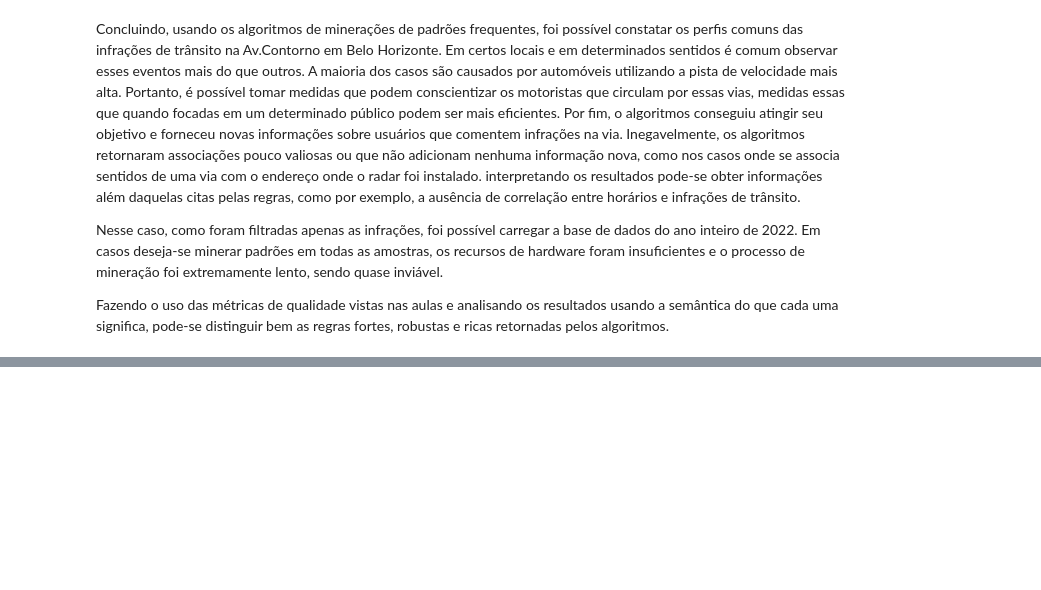
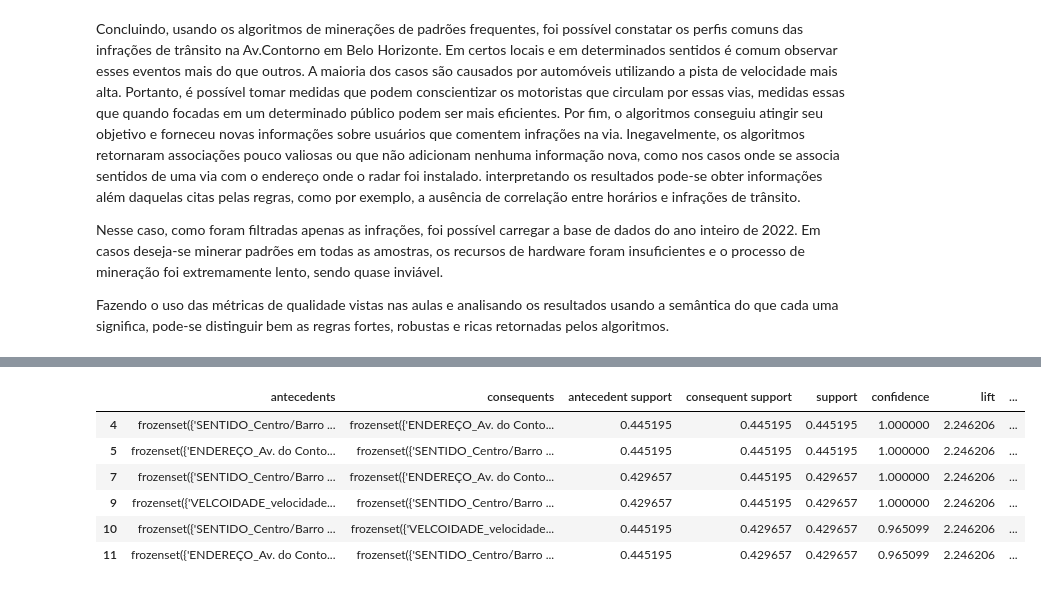
Before and after one commit to Nagi0/bh-traffic-data-mining, a Jupyter notebook: bhTrafficDataMining/humanAttempt/phase3.ipynb, the cells around one changed output, grey strips where cells are left out. Cells and saved outputs as stored; diff of their text form; code cells hidden in the pictures; blank space fills up the shorter version.

```diff
--- a/bhTrafficDataMining/humanAttempt/phase3.ipynb
+++ b/bhTrafficDataMining/humanAttempt/phase3.ipynb
@@ -808,0 +851,15 @@ Fazendo o uso das métricas de qualidade vistas nas aulas e analisando os result
+# %%
+import pandas as pd
+
+df = pd.read_csv("association_rules_conf75.csv").drop(columns=["Unnamed: 0"])
+df = df.loc[(df["support"] > 0.4) & (df["confidence"] > 0.90) & (df["lift"] > 2.0)]
+
+display(df)
+# %% [output]
+|  | antecedents | consequents | antecedent support | consequent support | support | confidence | lift | ... |
+| 4 | frozenset({'SENTIDO_Centro/Barro ... | frozenset({'ENDEREÇO_Av. do Conto... | 0.445195 | 0.445195 | 0.445195 | 1.000000 | 2.246206 | ... |
+| 5 | frozenset({'ENDEREÇO_Av. do Conto... | frozenset({'SENTIDO_Centro/Barro ... | 0.445195 | 0.445195 | 0.445195 | 1.000000 | 2.246206 | ... |
+| 7 | frozenset({'SENTIDO_Centro/Barro ... | frozenset({'ENDEREÇO_Av. do Conto... | 0.429657 | 0.445195 | 0.429657 | 1.000000 | 2.246206 | ... |
+| 9 | frozenset({'VELCOIDADE_velocidade... | frozenset({'SENTIDO_Centro/Barro ... | 0.429657 | 0.445195 | 0.429657 | 1.000000 | 2.246206 | ... |
+| 10 | frozenset({'SENTIDO_Centro/Barro ... | frozenset({'VELCOIDADE_velocidade... | 0.445195 | 0.429657 | 0.429657 | 0.965099 | 2.246206 | ... |
+| 11 | frozenset({'ENDEREÇO_Av. do Conto... | frozenset({'SENTIDO_Centro/Barro ... | 0.445195 | 0.429657 | 0.429657 | 0.965099 | 2.246206 | ... |
```
Also changed, not shown: parts of 5 cells of this notebook, 2 other files.
